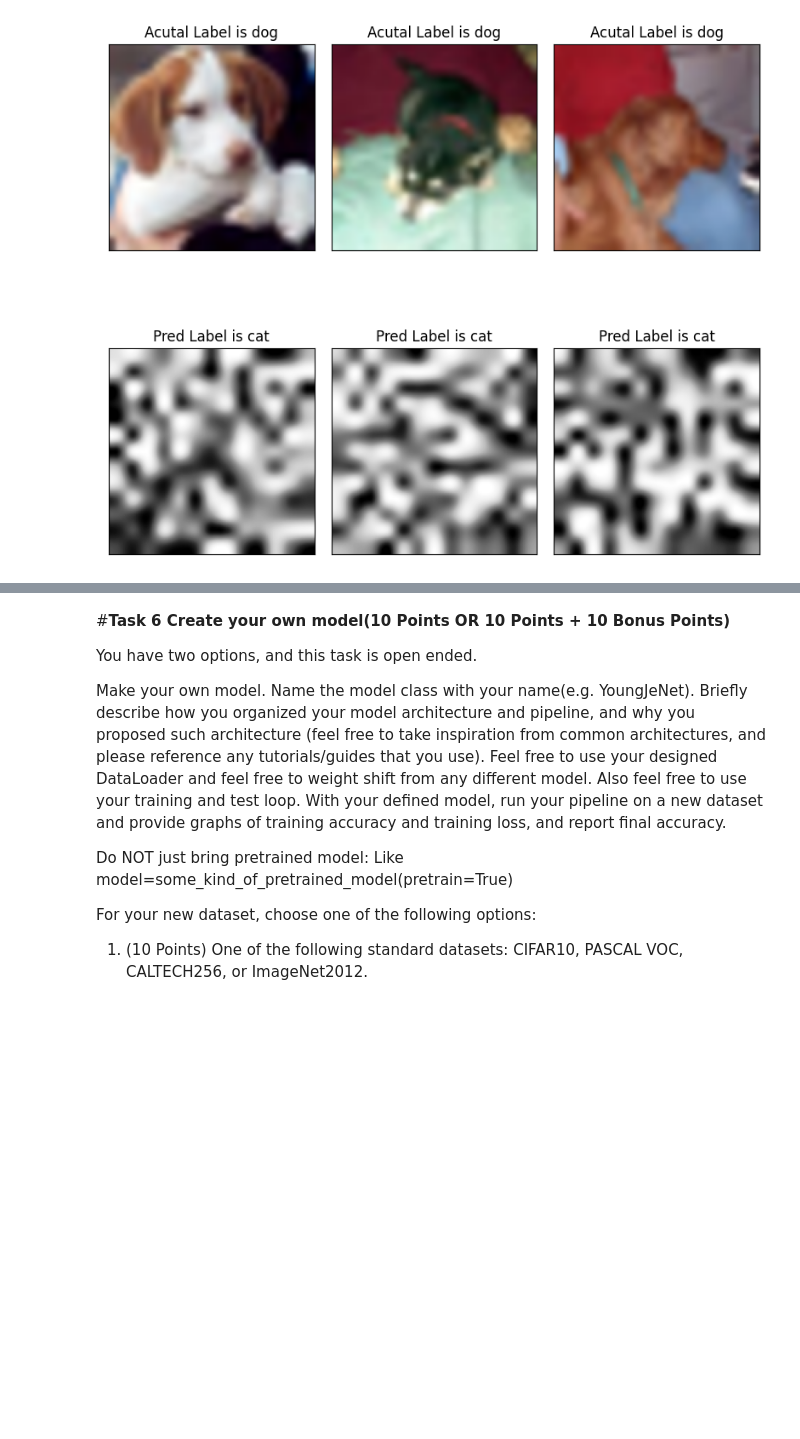
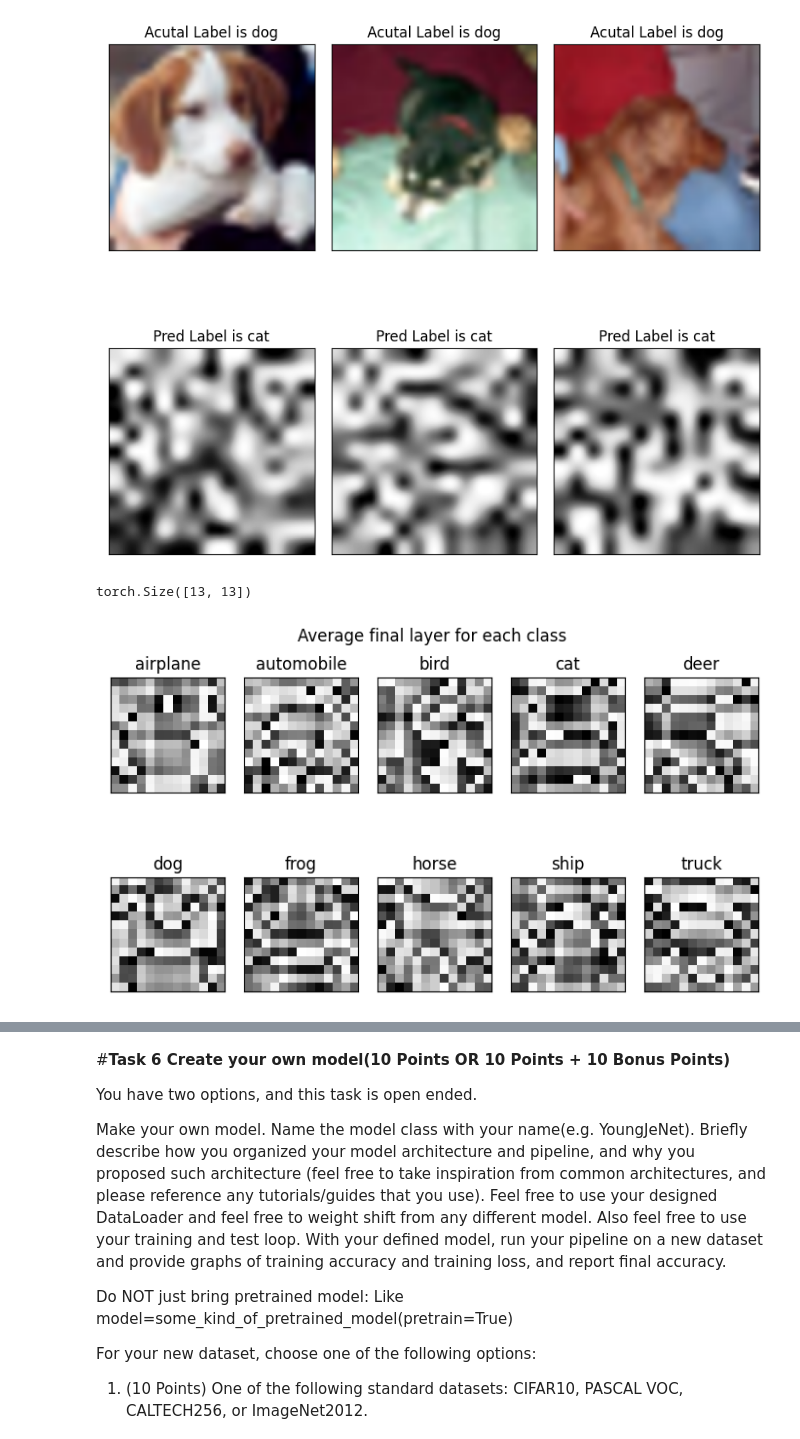
Before and after one commit to ThomasCZhang/CMU-02620-ML-Spring2023, a Jupyter notebook: HW4/02_620_HW4_Programming.ipynb, the cells around one changed output, grey strips where cells are left out. Saved outputs shown, nothing was run; the diff lists cells and outputs as text; code cells hidden in the pictures; blank space fills up the shorter version.

```diff
--- a/HW4/02_620_HW4_Programming.ipynb
+++ b/HW4/02_620_HW4_Programming.ipynb
@@ -452,3 +427,9 @@ def Load_Alexnet_Weight_Transferred(pretrained=True, **kwargs):
     return model_2
 
 model_pretrained = Load_Alexnet_Weight_Transferred(pretrained=True)
+# %%
+a = {1: 'hi', 2: 'me'}
+keys = a.keys()
+# for key in keys:
+#     del a[key]
+print(list(a.keys()))
@@ -520,22 +499,9 @@ __TODOs__
 # %%
 #Your code here
 model = AlexNet().to(device)
-model.load_state_dict(torch.load('./data/model_final.pt'))
+model.load_state_dict(torch.load('./data/trained_models/model_final.pt'))
 model2 = AlexNet().to(device)
-model2.load_state_dict(torch.load('./data/pretrain_model_final.pt'))
-
-# statedict = torch.load('./data/model_final.pt')
-# keys = list(statedict.keys())
-# for key in keys:
-#     del_bool = False
-#     if key not in model.state_dict():
-#         del_bool = True
-#     elif statedict[key].shape != model.state_dict()[key].shape:
-#         del_bool = True
-
-#     if del_bool:
-#         del statedict[key]
-#     model.load_state_dict(statedict, strict = False)
+model2.load_state_dict(torch.load('./data/trained_models/pretrain_model_final.pt'))
 # %% [output]
 <All keys matched successfully>
 # %%
@@ -677,6 +640,30 @@ for idx, (a, b) in enumerate(zip(true_targets, pretrain_predicted_targets)):
 fig.tight_layout()
 # %% [output]
 [figure]
+# %%
+final_layer_avg_img = [[] for _ in range(10)]
+for i, lab in enumerate(true_targets):
+    img = full_pred[i][lab]
+    img = img.reshape(1, img.shape[0], img.shape[1]) # Do this to make vstack work.
+    final_layer_avg_img[lab].append(img)
+
+for i in range(len(final_layer_avg_img)):
+    final_layer_avg_img[i] = torch.vstack(final_layer_avg_img[i])
+    final_layer_avg_img[i] = torch.mean(final_layer_avg_img[i], 0)
+# %% [output]
+torch.Size([13, 13])
+# %%
+fig, axs = plt.subplots(2, 5, figsize = (7,7))
+for i, img in enumerate(final_layer_avg_img):
+    img = torchvision.transforms.ToPILImage()(img)
+    axs[i//5,i%5].imshow(img, cmap='Greys')
+    axs[i//5,i%5].set_xticks([])
+    axs[i//5,i%5].set_yticks([])
+    axs[i//5,i%5].set_title(idx_to_class[i])
+    fig.suptitle('Average final layer for each class', y = 0.78)
+    fig.tight_layout()
+# %% [output]
+[figure, added]
 # %% [markdown]
 #__Write analysis here__
 
```
Also changed, not shown: parts of 36 cells of this notebook.
